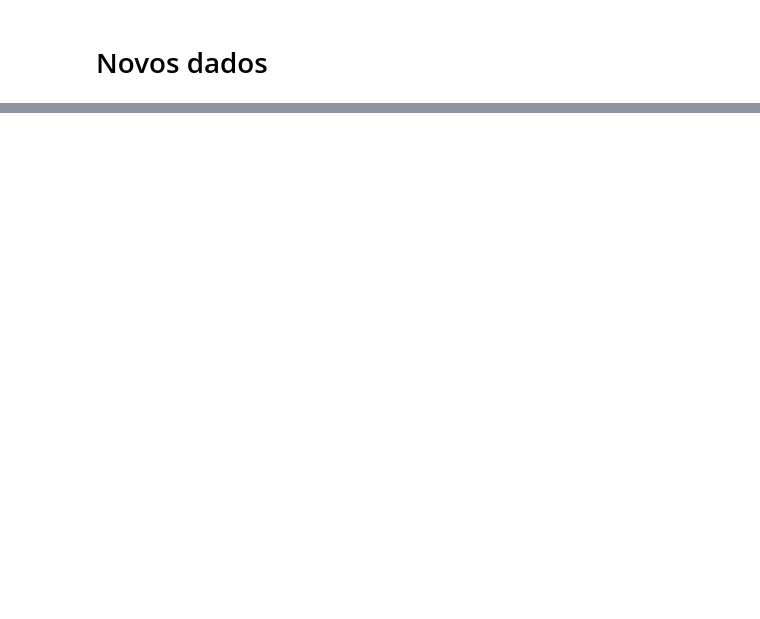
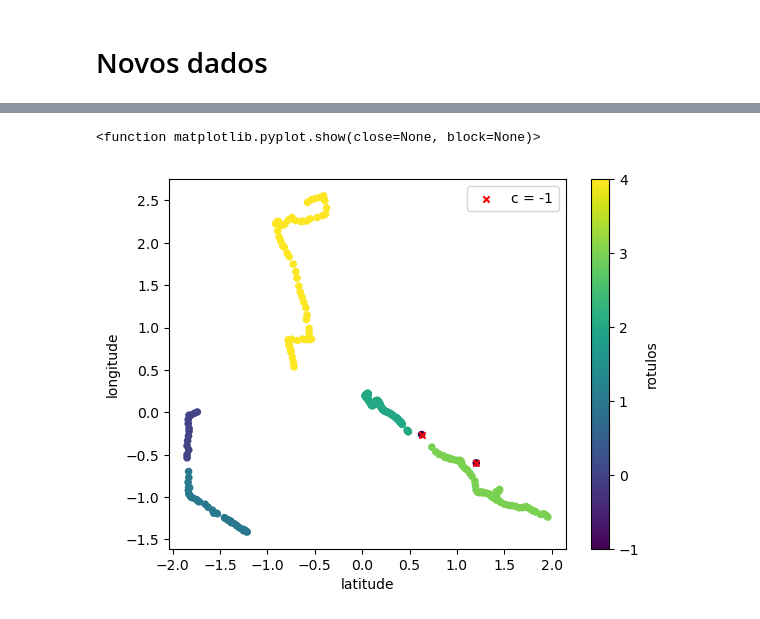
Before and after one commit to Miguelmdcc/IC_RPI_2, a Jupyter notebook: code/main.ipynb, the cells around one changed output, grey strips where cells are left out. Saved outputs shown, nothing was run; the diff lists cells and outputs as text; code cells hidden in the pictures; blank space fills up the shorter version.

Commit message:
Creating a outlier test

```diff
--- a/code/main.ipynb
+++ b/code/main.ipynb
@@ -107 +167,24 @@ dados_juntos_p.plot(x='latitude',y='longitude',kind='scatter',c='rotulos',cmap='
+# %%
+dbscan_test = dbscan.fit_predict(dados_juntos_p)
+dados_juntos_p['rotulos'] = dbscan_test
+
+ax = dados_juntos_p.plot(x='latitude',y='longitude'
+            ,xlabel='Latitude',ylabel='Longitude',
+            kind='scatter',c='rotulos',cmap='viridis')
+
+rotas_negativas = dados_juntos_p[dados_juntos_p['rotulos']==-1]
+rotas_negativas.plot(
+    x='latitude',
+    y='longitude',
+    kind='scatter',
+    color='red',
+    marker='x',
+    ax=ax,  # Plota no mesmo gráfico
+    label='c = -1'
+)
+
+plt.show
+# %% [output]
+<function matplotlib.pyplot.show(close=None, block=None)>
+[figure, added]
 # %%
```
Also changed, not shown: parts of 11 cells of this notebook.
